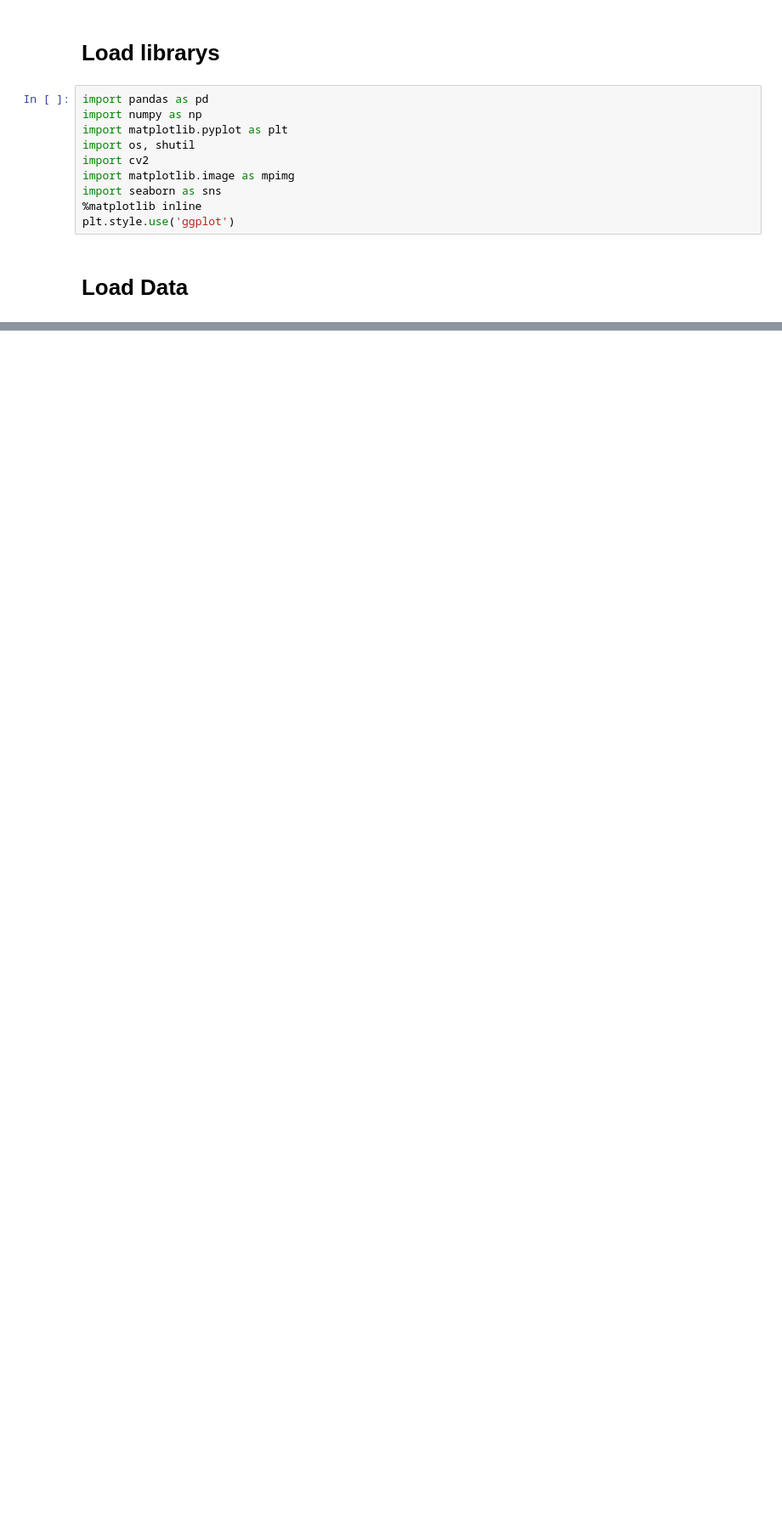
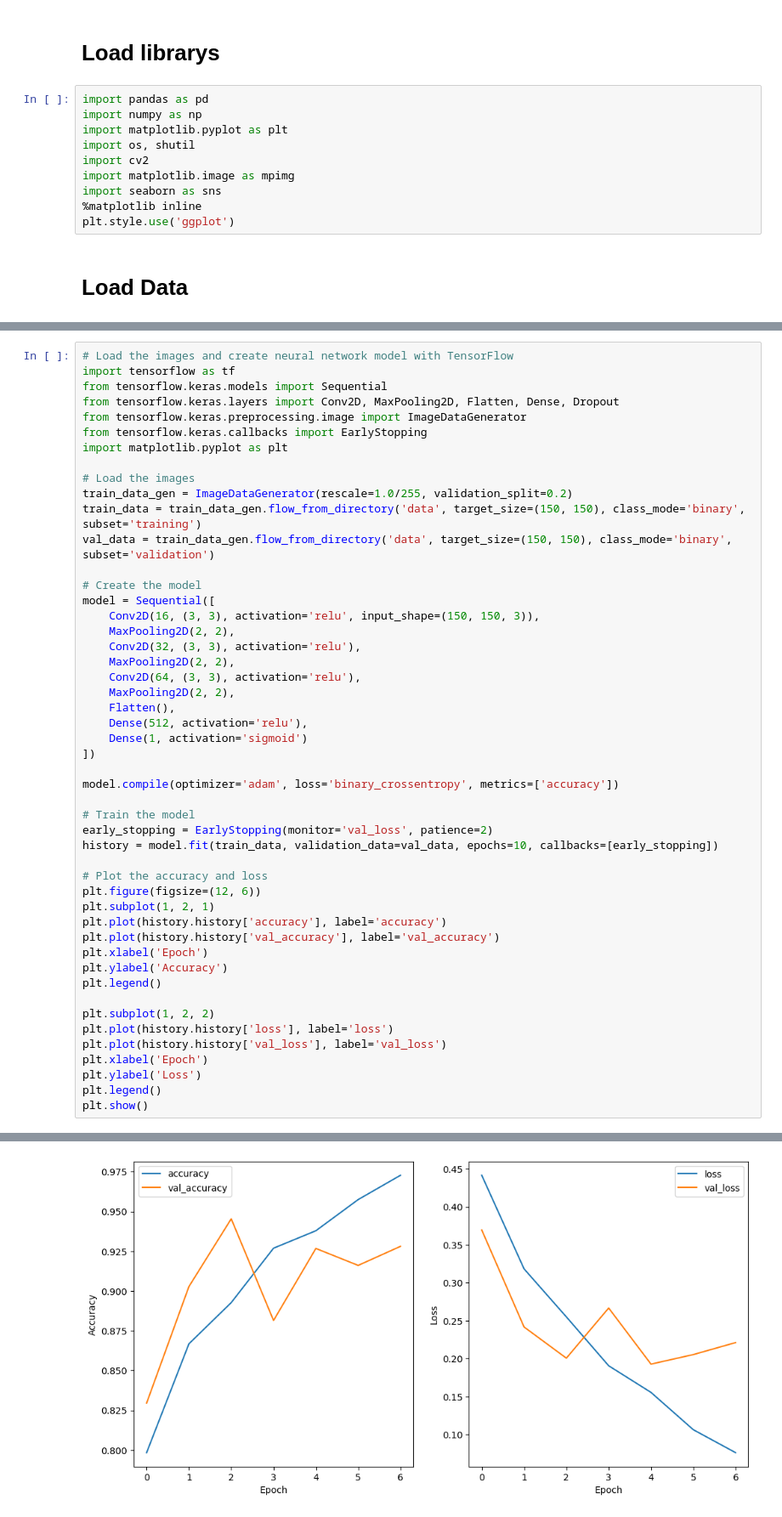
Before and after one commit to grahanoi/classifier_brain_tumor, a Jupyter notebook: main.ipynb, the cells around one changed output, grey strips where cells are left out. Shown at 85% size. Drawn from its saved outputs; the diff is of its cells as text; blank space fills up the shorter version.

```diff
--- a/main.ipynb
+++ b/main.ipynb
@@ -56,0 +71,50 @@ print(number_files_no)
+# %%
+# Load the images and create neural network model with TensorFlow
+import tensorflow as tf
+from tensorflow.keras.models import Sequential
+from tensorflow.keras.layers import Conv2D, MaxPooling2D, Flatten, Dense, Dropout
+from tensorflow.keras.preprocessing.image import ImageDataGenerator
+from tensorflow.keras.callbacks import EarlyStopping
+import matplotlib.pyplot as plt
+
+# Load the images
+train_data_gen = ImageDataGenerator(rescale=1.0/255, validation_split=0.2)
+train_data = train_data_gen.flow_from_directory('data', target_size=(150, 150), class_mode='binary', subset='training')
+val_data = train_data_gen.flow_from_directory('data', target_size=(150, 150), class_mode='binary', subset='validation')
+
+# Create the model
+model = Sequential([
+    Conv2D(16, (3, 3), activation='relu', input_shape=(150, 150, 3)),
+    MaxPooling2D(2, 2),
+    Conv2D(32, (3, 3), activation='relu'),
+    MaxPooling2D(2, 2),
+    Conv2D(64, (3, 3), activation='relu'),
+    MaxPooling2D(2, 2),
+    Flatten(),
+    Dense(512, activation='relu'),
+    Dense(1, activation='sigmoid')
+])
+
+model.compile(optimizer='adam', loss='binary_crossentropy', metrics=['accuracy'])
+
+# Train the model
+early_stopping = EarlyStopping(monitor='val_loss', patience=2)
+history = model.fit(train_data, validation_data=val_data, epochs=10, callbacks=[early_stopping])
+
+# Plot the accuracy and loss
+plt.figure(figsize=(12, 6))
+plt.subplot(1, 2, 1)
+plt.plot(history.history['accuracy'], label='accuracy')
+plt.plot(history.history['val_accuracy'], label='val_accuracy')
+plt.xlabel('Epoch')
+plt.ylabel('Accuracy')
+plt.legend()
+
+plt.subplot(1, 2, 2)
+plt.plot(history.history['loss'], label='loss')
+plt.plot(history.history['val_loss'], label='val_loss')
+plt.xlabel('Epoch')
+plt.ylabel('Loss')
+plt.legend()
+plt.show()
+# %% [output]
@@ -56,0 +137 @@ print(number_files_no)
+[figure, added]
```
Also changed, not shown: parts of 6 cells of this notebook, 1 other file.
